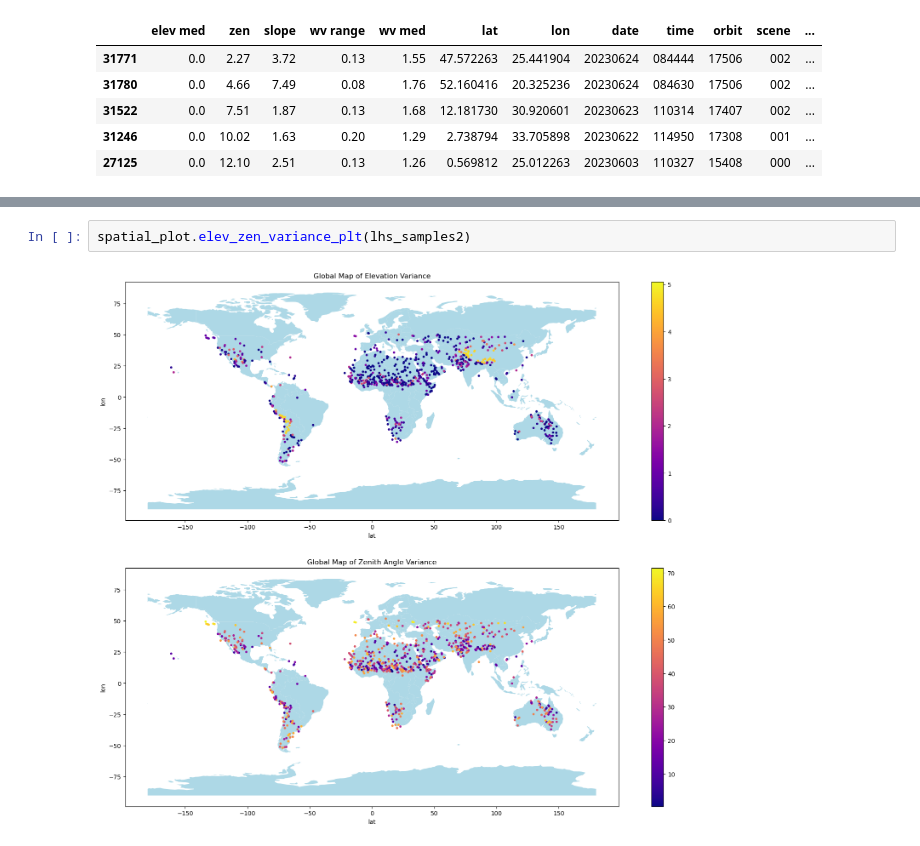
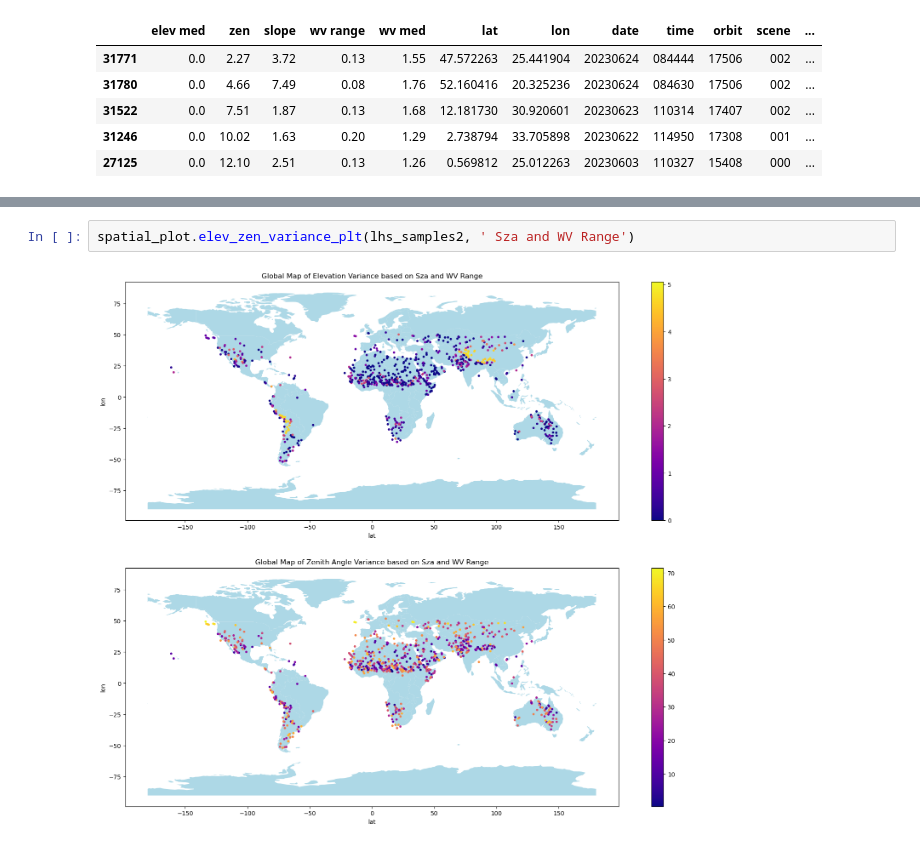
Before and after one commit to varunpatro1/EMIT_scene_analysis, a Jupyter notebook: LHS_results.ipynb, the cells around one changed output, grey strips where cells are left out. Cells and saved outputs as stored; diff of their text form.

```diff
--- a/LHS_results.ipynb
+++ b/LHS_results.ipynb
@@ -62,4 +58,4 @@ spatial_plot.spatial_plt(lhs_samples2)
 # %%
-spatial_plot.elev_zen_variance_plt(lhs_samples2)
+spatial_plot.elev_zen_variance_plt(lhs_samples2, ' Sza and WV Range')
 # %% [output]
-[figure, old version]
+[figure, new version]
```
Also changed, not shown: parts of 5 cells of this notebook, 1 other file.
